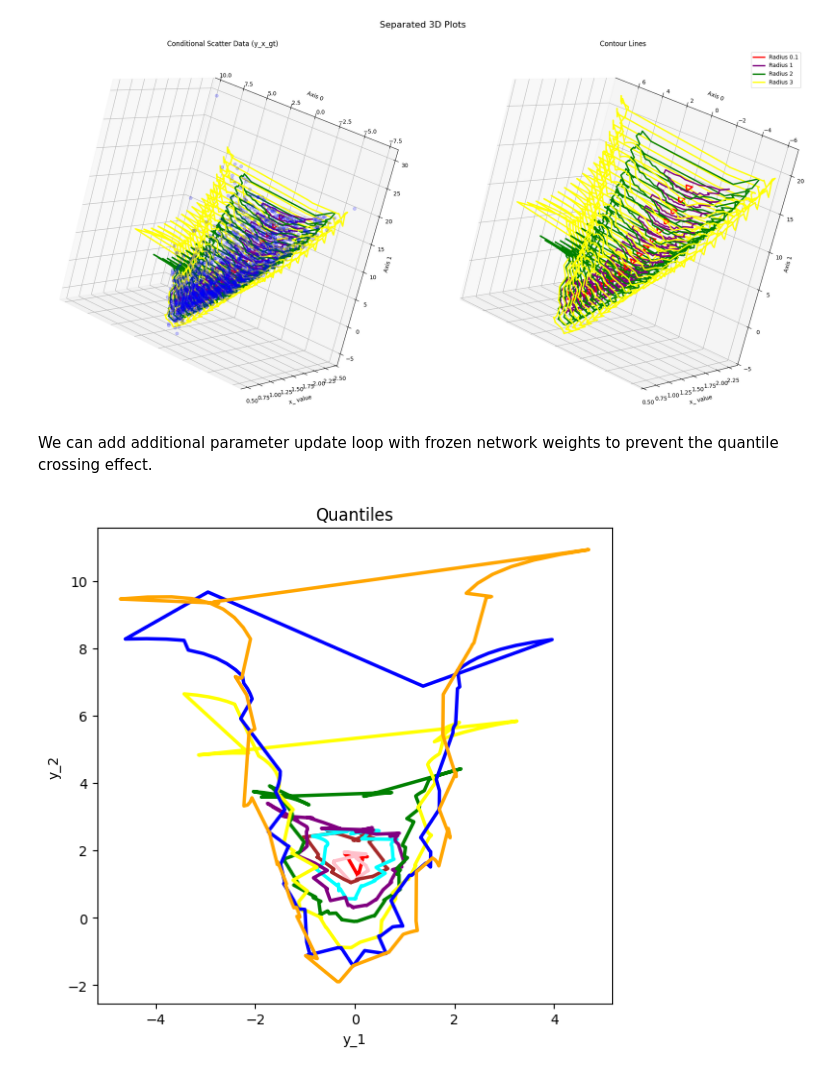
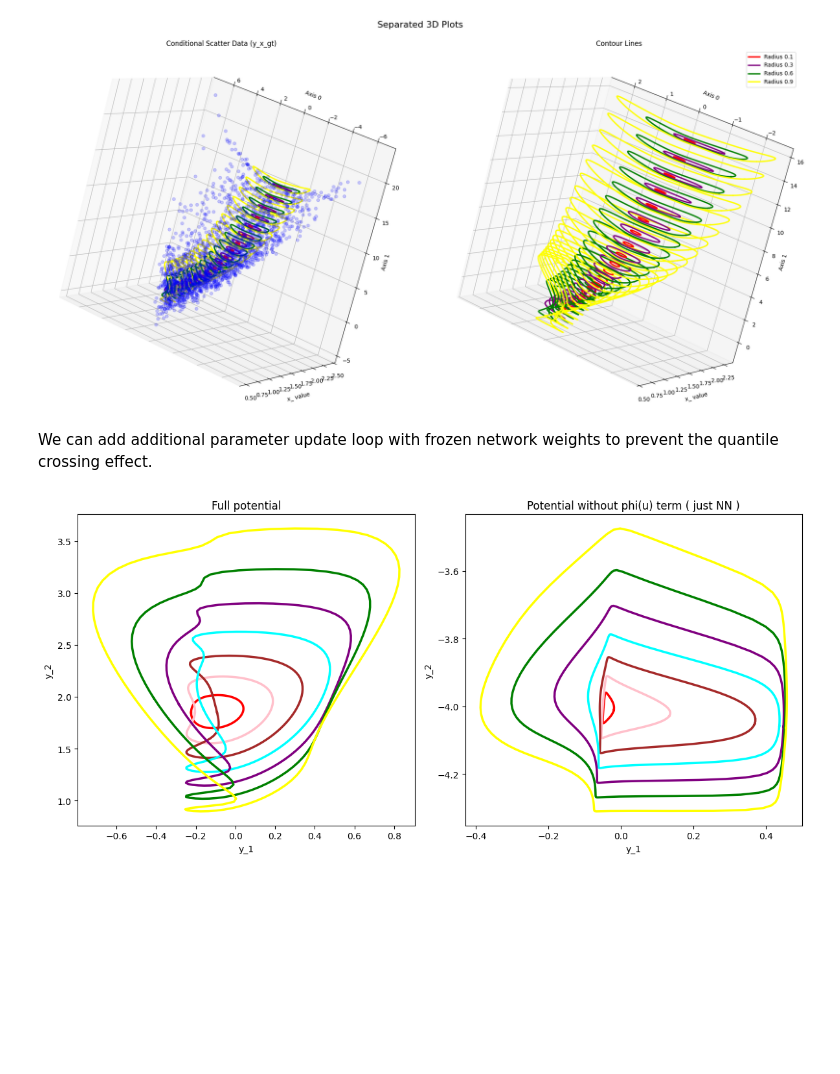
Before and after one commit to VldKnd/conditional_quantile_function, a Jupyter notebook: vector_quantile_regression/notebooks/approximate_beta_u_with_mlp.ipynb, the cells around one changed output. Cells and saved outputs as stored; diff of their text form; code cells hidden in the pictures; blank space fills up the shorter version.

Commit message:
feat(picnn): add beta approximation

```diff
--- a/vector_quantile_regression/notebooks/approximate_beta_u_with_mlp.ipynb
+++ b/vector_quantile_regression/notebooks/approximate_beta_u_with_mlp.ipynb
@@ -148,7 +187,7 @@ for x_ in range(loop_start_value, 250, 10):
     x = torch.tensor([x_ / 100], **device_and_dtype_specifications)[:, None]
 
     colors = ['red', 'purple', 'green', 'yellow']
-    radii = [0.1, 1, 2, 3]
+    radii = [0.1, 0.3, 0.6, 0.9]
     for contour_radius, color in zip(radii, colors):
         pi_tensor = torch.linspace(-torch.pi, torch.pi, 100)
         u_tensor = torch.stack([
@@ -159,11 +198,14 @@ for x_ in range(loop_start_value, 250, 10):
         u_tensor = u_tensor.to(**device_and_dtype_specifications)
         u_tensor.requires_grad = True
 
-        phi_u, _ = torch.max((
-            u_tensor @ Y_tensor.T  - # (m, q) @ (q, N)
-            beta_potential_network(u_tensor) @ feature_network(X_tensor).T - # (m, 1) @ (1, N)
-            psi_tensor.reshape(1, -1) # (N, 1).reshape(1, N)
-        ), dim = 1, keepdim=True)
+        phi_u =  epsilon * torch.logsumexp(
+                (
+                        u_tensor @ Y_tensor.T  - # (m, q) @ (q, N)
+                        beta_potential_network(u_tensor) @ feature_network(X_tensor).T - # (m, 1) @ (1, N)
+                        psi_tensor.reshape(1, -1) # (N, 1).reshape(1, N)
+                ) / epsilon
+                , dim = 1
+        )[:, None] # (m, 1)
 
 
         potential = beta_potential_network(u_tensor) @ feature_network(x).T + phi_u
@@ -180,46 +222,81 @@ ax2.legend()
 plt.tight_layout(rect=[0, 0, 1, 0.96]) # Adjust layout to make room for suptitle
 plt.show()
 # %% [output]
-[figure, old version]
+[figure, new version]
 # %% [markdown]
 We can add additional parameter update loop with frozen network weights to prevent the quantile crossing effect.
 # %%
 # Change to %matplotlib qt to have interactive plots
 %matplotlib inline
 
-fig, ax1 = plt.subplots(1, 1, figsize=(6, 6))
+fig, (ax1, ax2) = plt.subplots(1, 2, figsize=(12, 6))
 
-ax1.set_title('Quantiles')
+ax1.set_title('Full potential')
 ax1.set_xlabel('y_1')
 ax1.set_ylabel('y_2')
 x = torch.tensor([1.], **device_and_dtype_specifications)[:, None]
 
 
-colors = ['red', 'pink', 'brown', 'cyan', 'purple', 'green', 'yellow', 'blue', 'orange']
-radii = [0.1, 0.25, 0.5, 0.75, 1, 1.5, 2, 2.5, 3, 4, 5]
+colors = ['red', 'pink', 'brown', 'cyan', 'purple', 'green', 'yellow']
+radii = [0.1, 0.2, 0.3, 0.4, 0.5, 0.6, 0.7, 0.8, 0.9]
 for contour_radius, color in zip(radii, colors):
         pi_tensor = torch.linspace(-torch.pi, torch.pi, 100)
         u_tensor = torch.stack([
             contour_radius * torch.cos(pi_tensor),
             contour_radius * torch.sin(pi_tensor),
         ], dim=1)
 
         u_tensor = u_tensor.to(**device_and_dtype_specifications)
         u_tensor.requires_grad = True
 
-        phi_u, _ = torch.max((
-            u_tensor @ Y_tensor.T  - # (m, q) @ (q, N)
-            beta_potential_network(u_tensor) @ feature_network(X_tensor).T - # (m, 1) @ (1, N)
-            psi_tensor.reshape(1, -1) # (N, 1).reshape(1, N)
-        ), dim = 1, keepdim=True)
-
+        phi_u = epsilon * torch.logsumexp(
+                (
+                        u_tensor @ Y_tensor.T  - # (m, q) @ (q, N)
+                        beta_potential_network(u_tensor) @ feature_network(X_tensor).T - # (m, 1) @ (1, N)
+                        psi_tensor.reshape(1, -1) # (N, 1).reshape(1, N)
+                ) / epsilon
+                , dim = 1
+        )[:, None] # (m, 1)
 
         potential = beta_potential_network(u_tensor) @ feature_network(x).T + phi_u
         pushforward_of_u = torch.autograd.grad(potential.sum(), u_tensor)[0]
 
         ax1.plot(pushforward_of_u[:, 0], pushforward_of_u[:, 1], color=color, linewidth=2.5)
 
+
+ax2.set_title('Potential without phi(u) term ( just NN )')
+ax2.set_xlabel('y_1')
+ax2.set_ylabel('y_2')
+x = torch.tensor([1.], **device_and_dtype_specifications)[:, None]
+
+
+colors = ['red', 'pink', 'brown', 'cyan', 'purple', 'green', 'yellow']
+radii = [0.1, 0.2, 0.3, 0.4, 0.5, 0.6, 0.7, 0.8, 0.9]
+for contour_radius, color in zip(radii, colors):
+        pi_tensor = torch.linspace(-torch.pi, torch.pi, 100)
+        u_tensor = torch.stack([
+            contour_radius * torch.cos(pi_tensor),
+            contour_radius * torch.sin(pi_tensor),
+        ], dim=1)
+
+        u_tensor = u_tensor.to(**device_and_dtype_specifications)
+        u_tensor.requires_grad = True
+
+        phi_u = epsilon * torch.logsumexp(
+                (
+                        u_tensor @ Y_tensor.T  - # (m, q) @ (q, N)
+                        beta_potential_network(u_tensor) @ feature_network(X_tensor).T - # (m, 1) @ (1, N)
+                        psi_tensor.reshape(1, -1) # (N, 1).reshape(1, N)
+                ) / epsilon
+                , dim = 1
+        )[:, None] # (m, 1)
+
+        potential = beta_potential_network(u_tensor) @ feature_network(x).T
+        pushforward_of_u = torch.autograd.grad(potential.sum(), u_tensor)[0]
+
+        ax2.plot(pushforward_of_u[:, 0], pushforward_of_u[:, 1], color=color, linewidth=2.5)
+
 plt.tight_layout(rect=[0, 0, 1, 0.96]) # Adjust layout to make room for suptitle
 plt.show()
 # %% [output]
-[figure, old version]
+[figure, new version]
```
Also changed, not shown: parts of 8 cells of this notebook, 2 other files.
